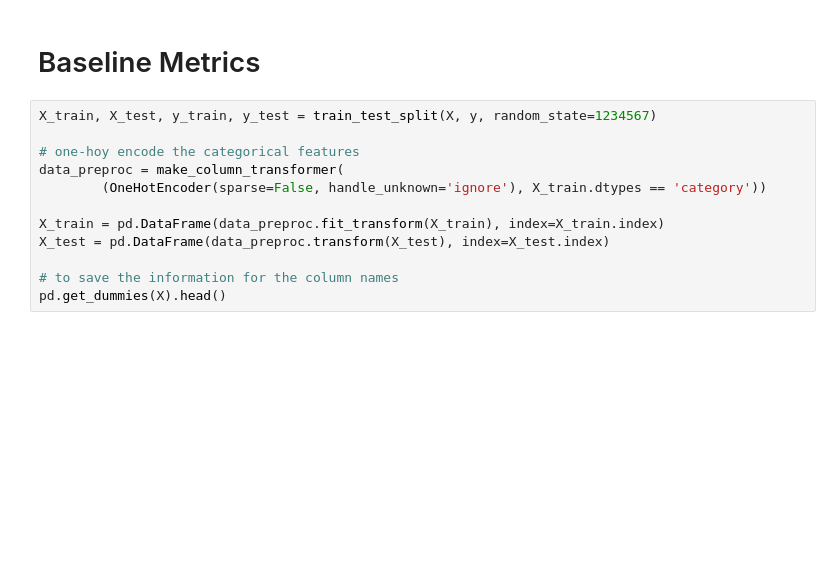
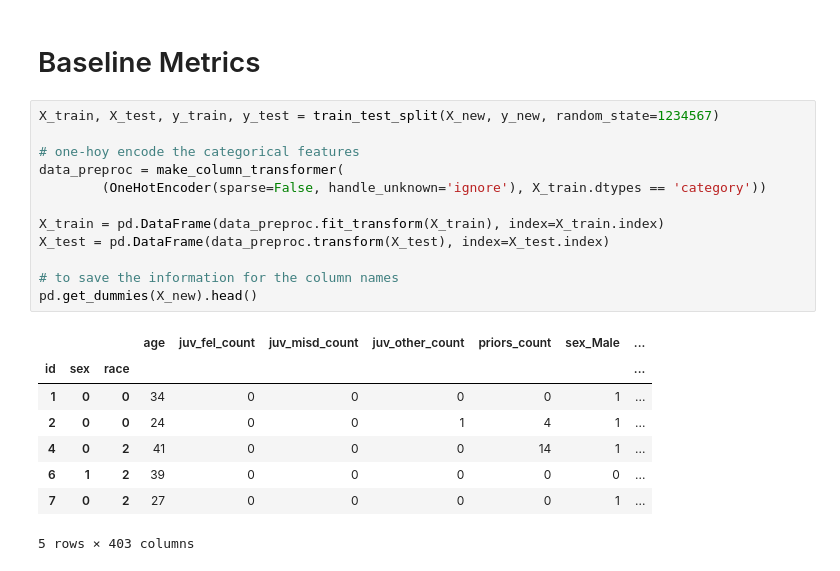
Before and after one commit to enesmith/womenatthetable, a Jupyter notebook: COMPAS Race Analysis.ipynb, the cells around one changed output. Saved outputs shown, nothing was run; the diff lists cells and outputs as text; blank space fills up the shorter version.

```diff
--- a/COMPAS Race Analysis.ipynb
+++ b/COMPAS Race Analysis.ipynb
@@ -310,17 +316,26 @@ plt.show()
 # %% [markdown]
 # Baseline Metrics
 # %%
-X_train, X_test, y_train, y_test = train_test_split(X, y, random_state=1234567)
+X_train, X_test, y_train, y_test = train_test_split(X_new, y_new, random_state=1234567)
 
 # one-hoy encode the categorical features
 data_preproc = make_column_transformer(
         (OneHotEncoder(sparse=False, handle_unknown='ignore'), X_train.dtypes == 'category'))
 
 X_train = pd.DataFrame(data_preproc.fit_transform(X_train), index=X_train.index)
 X_test = pd.DataFrame(data_preproc.transform(X_test), index=X_test.index)
 
 # to save the information for the column names
-pd.get_dummies(X).head()
+pd.get_dummies(X_new).head()
+# %% [output]
+|  |  |  | age | juv_fel_count | juv_misd_count | juv_other_count | priors_count | sex_Male | ... |
+| id | sex | race |  |  |  |  |  |  | ... |
+| 1 | 0 | 0 | 34 | 0 | 0 | 0 | 0 | 1 | ... |
+| 2 | 0 | 0 | 24 | 0 | 0 | 1 | 4 | 1 | ... |
+| 4 | 0 | 2 | 41 | 0 | 0 | 0 | 14 | 1 | ... |
+| 6 | 1 | 2 | 39 | 0 | 0 | 0 | 0 | 0 | ... |
+| 7 | 0 | 2 | 27 | 0 | 0 | 0 | 0 | 1 | ... |
+5 rows × 403 columns
 # %%
 from aif360.sklearn.preprocessing import ReweighingMeta, Reweighing
 from sklearn.metrics import accuracy_score, confusion_matrix, plot_roc_curve, recall_score, precision_score
```
Also changed, not shown: parts of 8 cells of this notebook.
